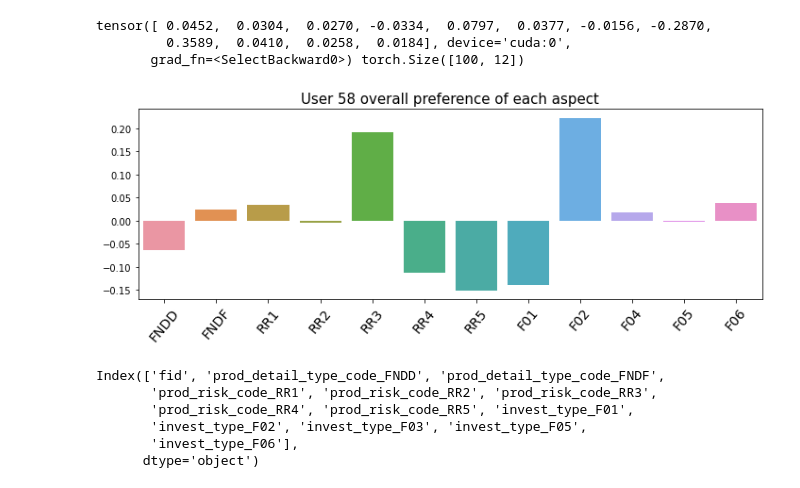
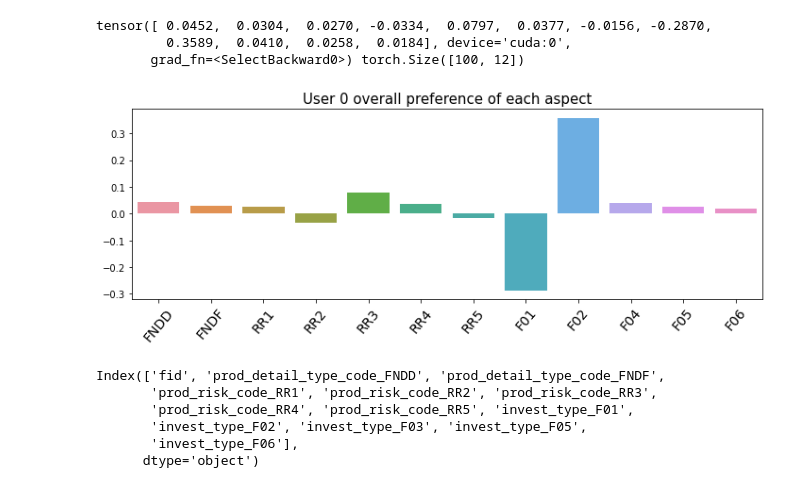
Before and after one commit to elvish7/AMCF, a Jupyter notebook: amcf_dev/reco_explain_test.ipynb, the cells around one changed output. Drawn from its saved outputs; the diff is of its cells as text; code cells hidden in the pictures.

Commit message:
plot

```diff
--- a/amcf_dev/reco_explain_test.ipynb
+++ b/amcf_dev/reco_explain_test.ipynb
@@ -72,19 +72,19 @@ tensor([ 0.0452,  0.0304,  0.0270, -0.0334,  0.0797,  0.0377, -0.0156, -0.2870,
 # %%
 def plot_upref(uid, u_pred):
     df = pd.DataFrame(u_pred[0].cpu().detach().numpy())
     aspects = ['FNDD', 'FNDF',
        'RR1', 'RR2', 'RR3', 'RR4', 'RR5',
        'F01', 'F02', 'F04', 'F05', 'F06']
     plt.figure(figsize=(10,4))
     sns.barplot(x=aspects, y=u_pred[uid].cpu().detach().numpy(), data=df)
     plt.title('User '+str(uid)+' overall preference of each aspect', fontsize=15)
     plt.xticks(rotation=50, fontsize=14)
     plt.tight_layout()
     plt.savefig('plot/overall_pref_bar.png')
 
-plot_upref(58, u_pred)
+plot_upref(0, u_pred)
 # %% [output]
-[figure, old version]
+[figure, new version]
 # %%
 fund.columns
 # %% [output]
```
